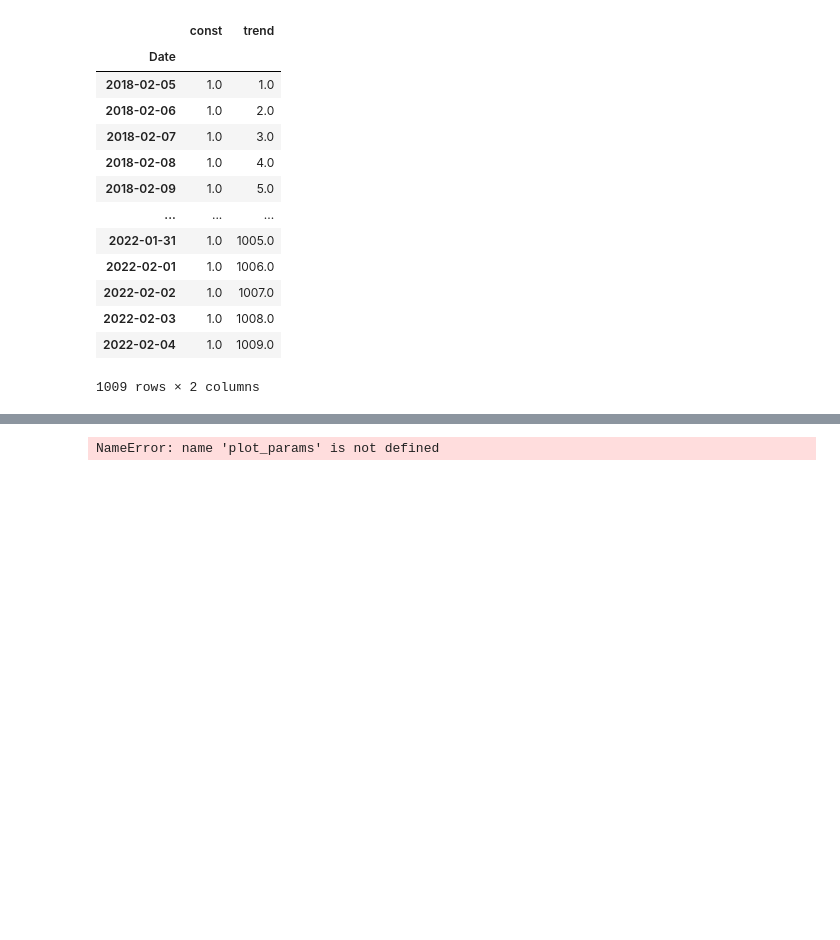
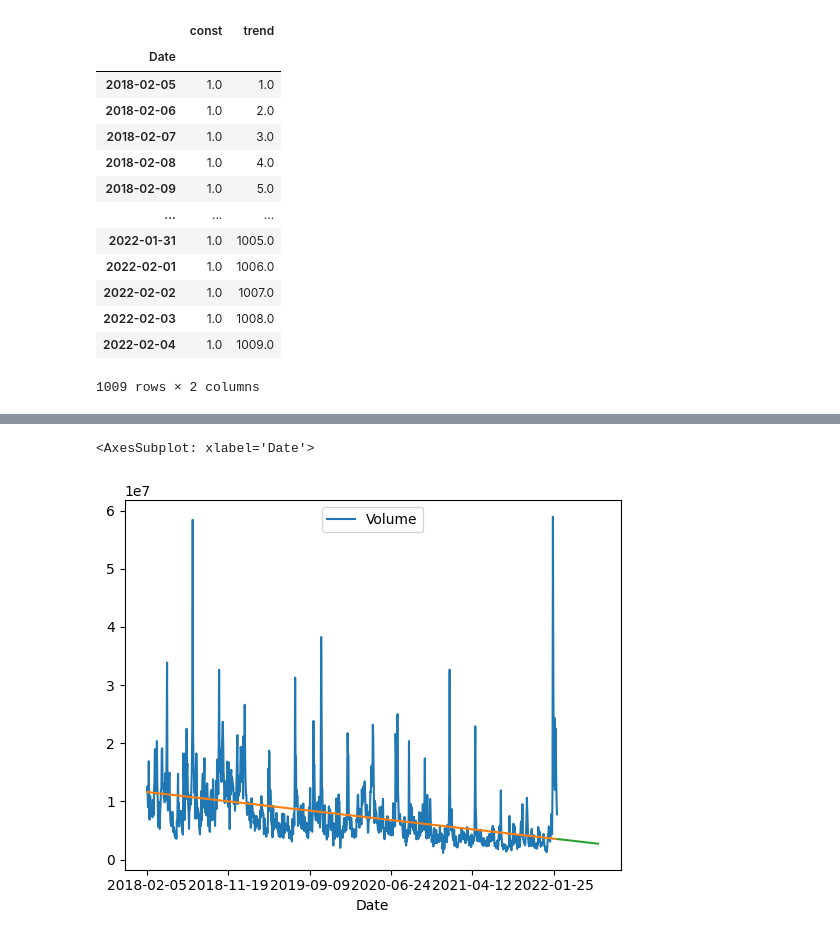
Before and after one commit to LuanB-compt/netflix-price-prediction, a Jupyter notebook: trends.ipynb, the cells around one changed output, grey strips where cells are left out. Drawn from its saved outputs; the diff is of its cells as text; code cells hidden in the pictures; blank space fills up the shorter version.

```diff
--- a/trends.ipynb
+++ b/trends.ipynb
@@ -89,9 +89,10 @@ y_pred.plot(ax=ax)
 # %%
-X = dp.out_of_sample(steps=56)
+X = dp.out_of_sample(steps=100)
 y_fore = pd.Series(trend_model.predict(X), index=X.index)
+
+ax1 = data[:].loc[:, ['Volume']].plot()
+ax2 = y_pred[:].plot(ax=ax1)
+y_fore.plot(ax=ax2)
+# %% [output]
+<AxesSubplot: xlabel='Date'>
+[figure, added]
-# %%
-ax = data['2022-02':].plot(**plot_params)
-ax = y_pred['2022-02':].plot(ax=ax)
-y_fore.plot(ax=ax).legend()
-# %% [output]
-NameError: name 'plot_params' is not defined
```
Also changed, not shown: parts of 2 cells of this notebook.
